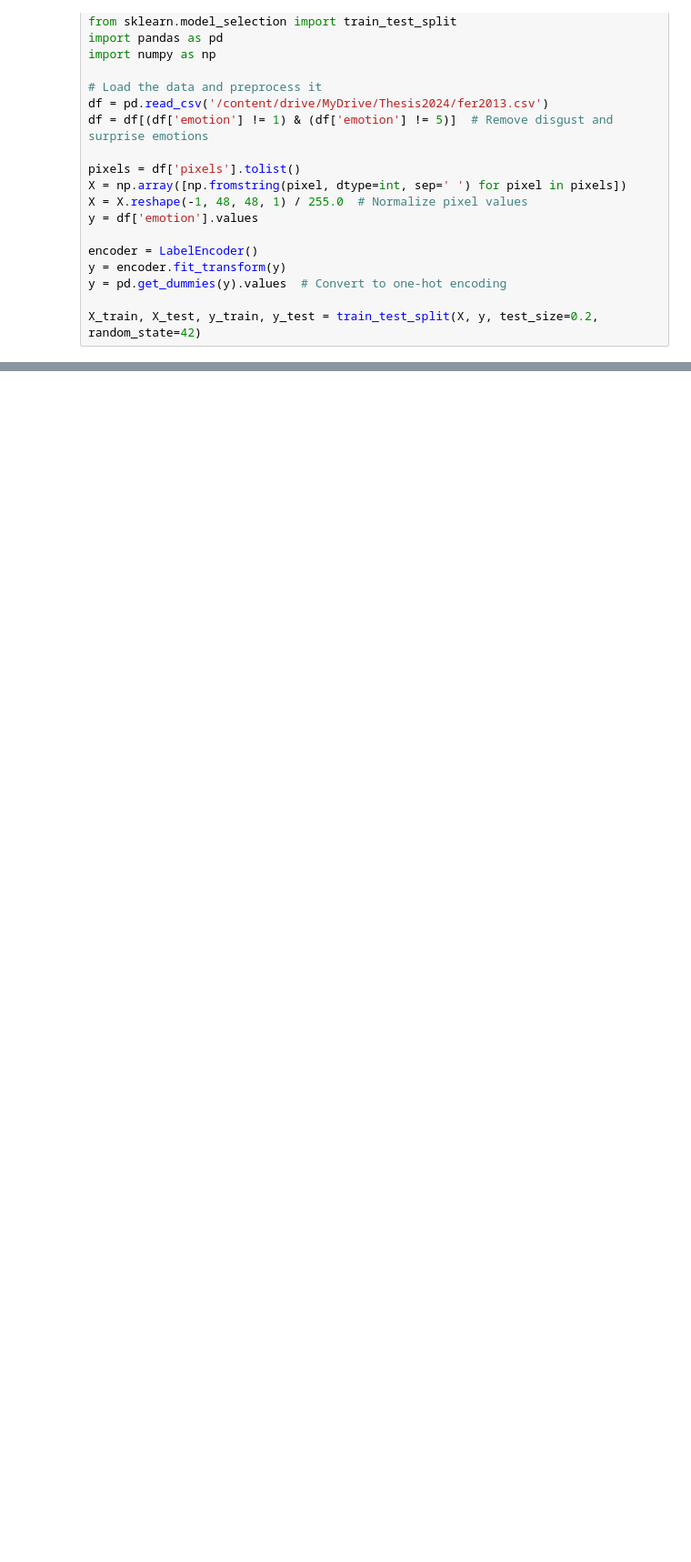
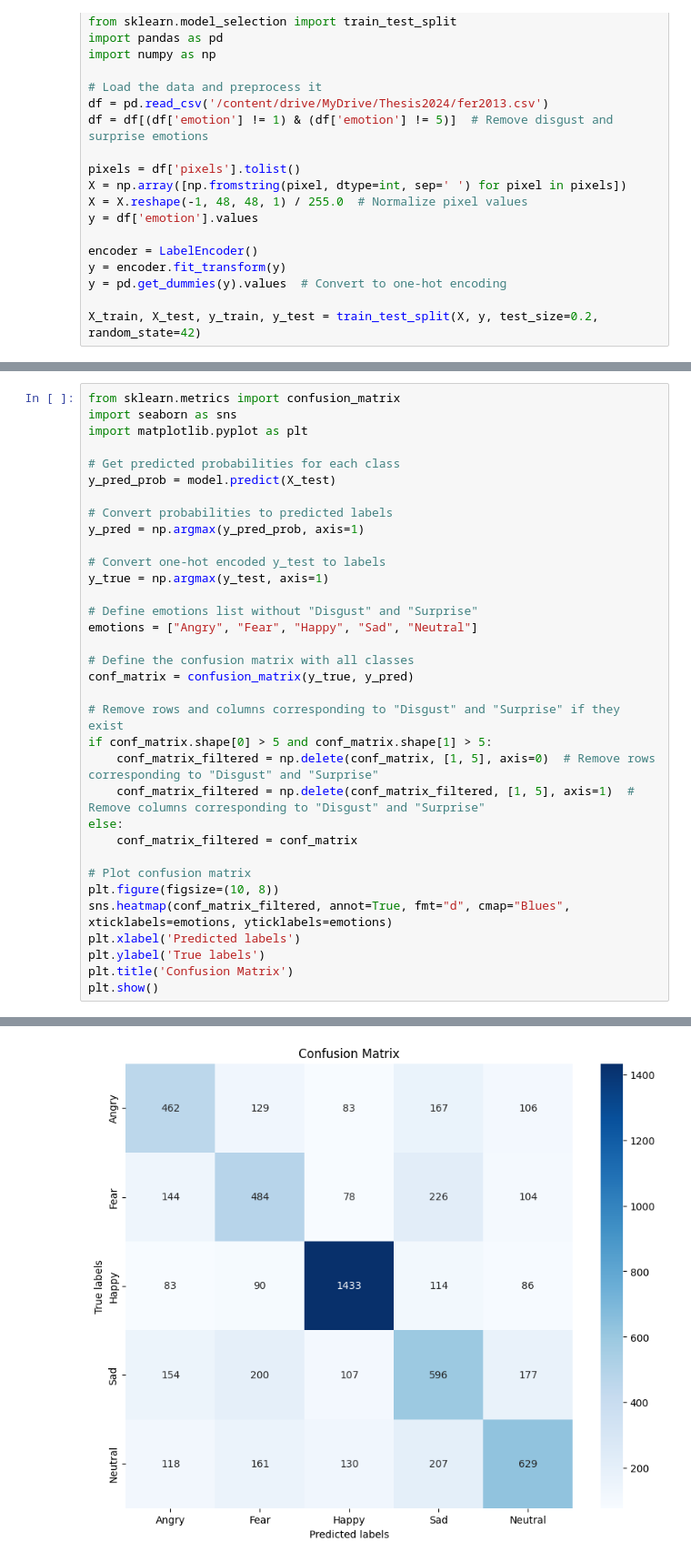
Before and after one commit to 11330344/Thesis-Project, a Jupyter notebook: Training.ipynb, the cells around one changed output, grey strips where cells are left out. Shown at 91% size. Saved outputs shown, nothing was run; the diff lists cells and outputs as text; blank space fills up the shorter version.

```diff
--- a/Training.ipynb
+++ b/Training.ipynb
@@ -75,0 +182,35 @@ Accuracy on test set: 59.92%
+# %%
+from sklearn.metrics import confusion_matrix
+import seaborn as sns
+import matplotlib.pyplot as plt
+
+# Get predicted probabilities for each class
+y_pred_prob = model.predict(X_test)
+
+# Convert probabilities to predicted labels
+y_pred = np.argmax(y_pred_prob, axis=1)
+
+# Convert one-hot encoded y_test to labels
+y_true = np.argmax(y_test, axis=1)
+
+# Define emotions list without "Disgust" and "Surprise"
+emotions = ["Angry", "Fear", "Happy", "Sad", "Neutral"]
+
+# Define the confusion matrix with all classes
+conf_matrix = confusion_matrix(y_true, y_pred)
+
+# Remove rows and columns corresponding to "Disgust" and "Surprise" if they exist
+if conf_matrix.shape[0] > 5 and conf_matrix.shape[1] > 5:
+    conf_matrix_filtered = np.delete(conf_matrix, [1, 5], axis=0)  # Remove rows corresponding to "Disgust" and "Surprise"
+    conf_matrix_filtered = np.delete(conf_matrix_filtered, [1, 5], axis=1)  # Remove columns corresponding to "Disgust" and "Surprise"
+else:
+    conf_matrix_filtered = conf_matrix
+
+# Plot confusion matrix
+plt.figure(figsize=(10, 8))
+sns.heatmap(conf_matrix_filtered, annot=True, fmt="d", cmap="Blues", xticklabels=emotions, yticklabels=emotions)
+plt.xlabel('Predicted labels')
+plt.ylabel('True labels')
+plt.title('Confusion Matrix')
+plt.show()
+# %% [output]
@@ -75,0 +218 @@ Accuracy on test set: 59.92%
+[figure, added]
```
Also changed, not shown: parts of 13 cells of this notebook.
